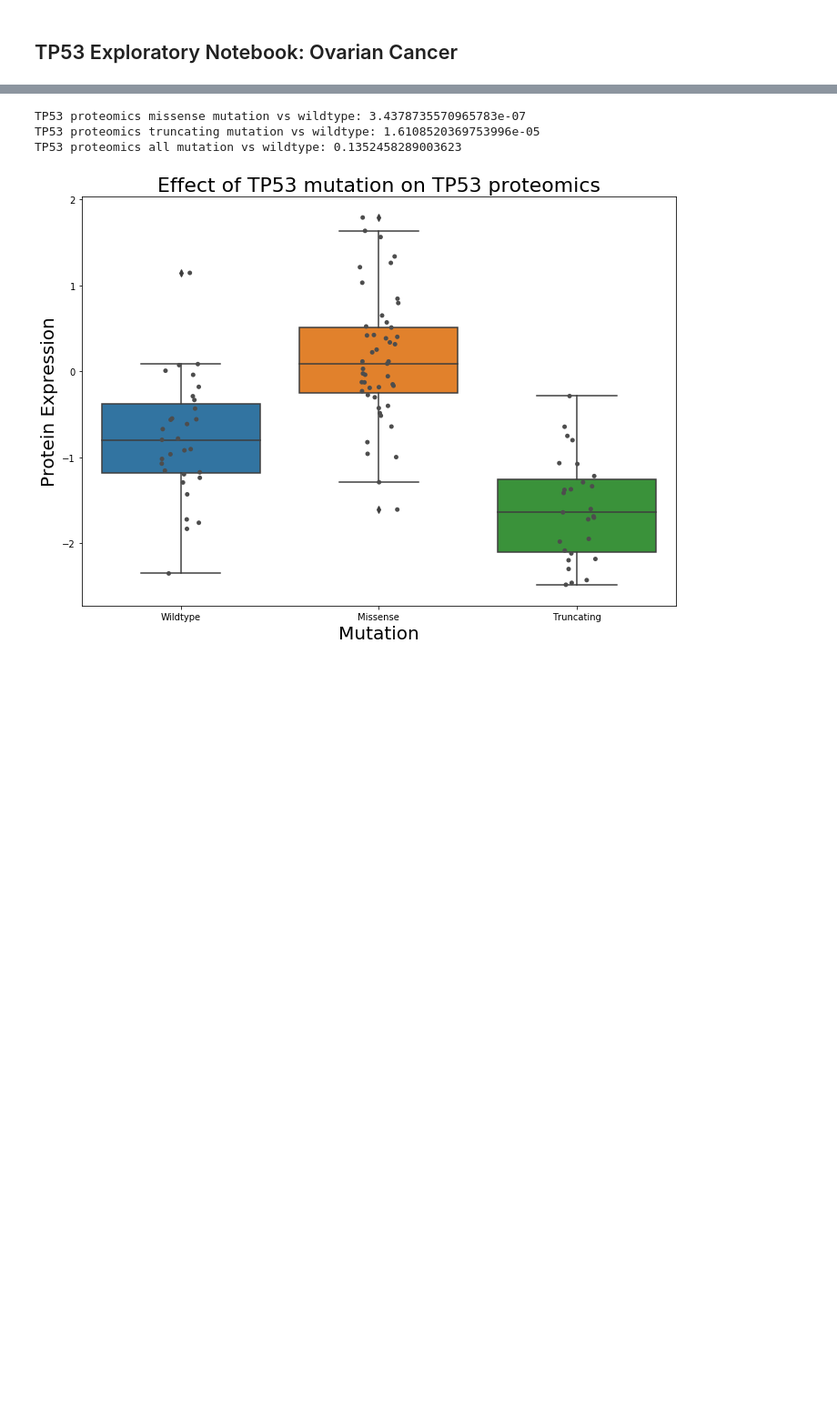
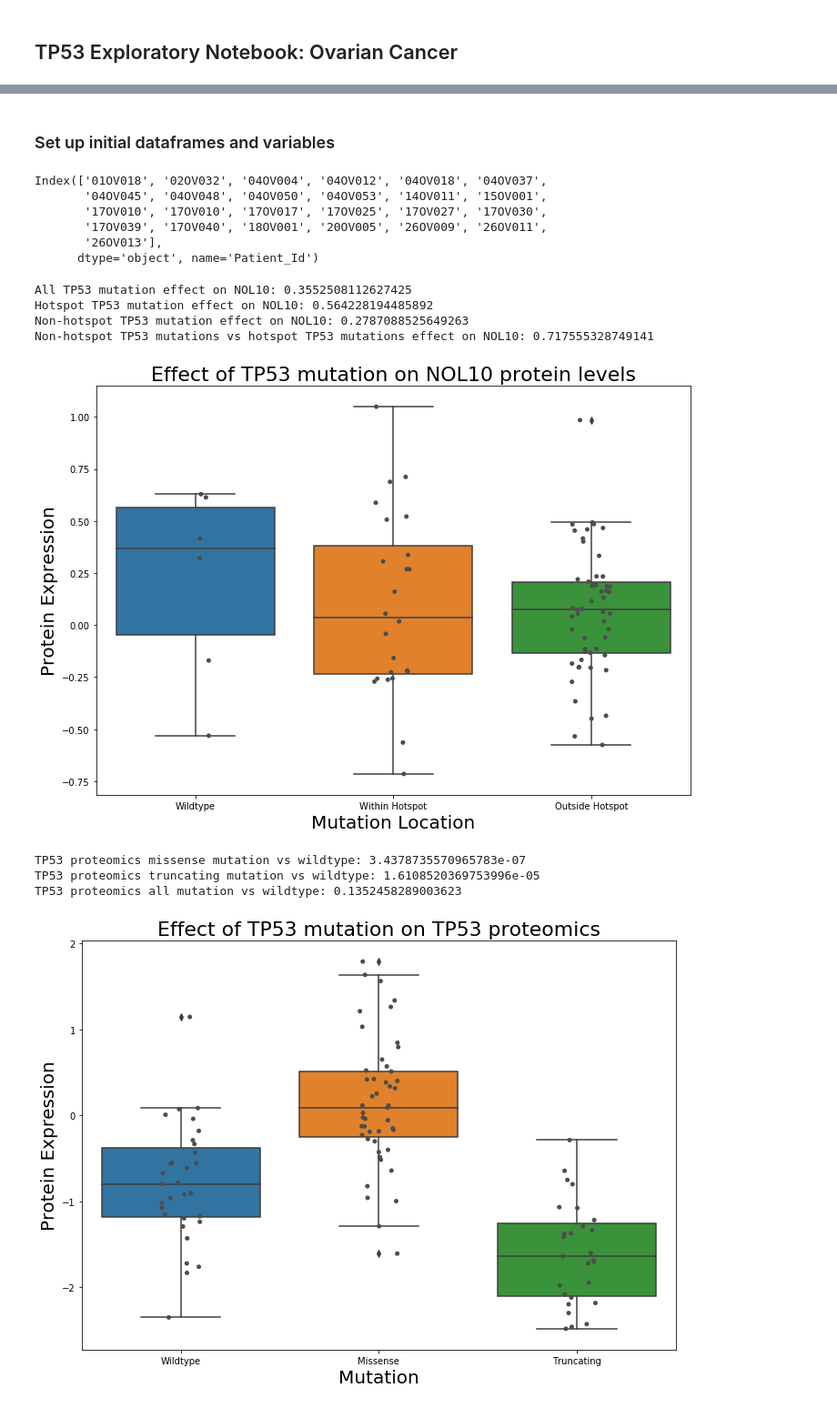
Before and after one commit to PayneLab/OvarianProspective, a Jupyter notebook: Ovarian_Exploratory/TP53_Ovarian_Exploratory.ipynb, the cells around one changed output, grey strips where cells are left out. Shown: that part at 91% size. Drawn from its saved outputs; the diff is of its cells as text; code cells hidden in the pictures; blank space fills up the shorter version.

```diff
--- a/Ovarian_Exploratory/TP53_Ovarian_Exploratory.ipynb
+++ b/Ovarian_Exploratory/TP53_Ovarian_Exploratory.ipynb
@@ -13,3 +28,65 @@ proteomics = ov.get_proteomics()
+# %% [markdown]
+### Set up initial dataframes and variables
+# %%
+gene='TP53'
+somatic = ov.get_somatic_mutations()
+proteomics = ov.get_proteomics()
+phos = ov.get_phosphoproteomics()
+transcriptomics = ov.get_transcriptomics()
+# A list of mutations present in the hotspot according to our Hotspot3D output
+hotspot_mutations = ['p.R248L','p.R248Q','p.R248W','p.C275Y','p.K132N','p.R273C','p.R273H','p.R282W','p.V274A',
+                     'p.M237I','p.R156P','p.R175H','p.G245D','p.G245S','p.C238F','p.C238Y']
+mutated_hotspot = somatic.loc[(somatic['Location'].isin(hotspot_mutations))]
+mutated_hotspot = mutated_hotspot.loc[(mutated_hotspot['Gene'] == gene)]
+
+# Get a list of patient identifiers for those who have mutations in the hotspot
+hotspot_patients = mutated_hotspot.index
+hotspot_patients
+# %% [output]
+Index(['01OV018', '02OV032', '04OV004', '04OV012', '04OV018', '04OV037',
+       '04OV045', '04OV048', '04OV050', '04OV053', '14OV011', '15OV001',
+       '17OV010', '17OV010', '17OV017', '17OV025', '17OV027', '17OV030',
+       '17OV039', '17OV040', '18OV001', '20OV005', '26OV009', '26OV011',
+       '26OV013'],
+      dtype='object', name='Patient_Id')
+# %%
+gene = 'TP53'
+protein = 'NOL10'
+p53_mutations_protein = ov.compare_mutations(proteomics, protein, gene)
+p53_mutations_protein['Within_Hotspot'] = 'Outside Hotspot'
+p53_mutations_protein.loc[hotspot_patients, 'Within_Hotspot'] = 'Within Hotspot'
+p53_mutations_protein.loc[p53_mutations_protein['Mutation'] == 'Wildtype_Tumor', 'Within_Hotspot'] = 'Wildtype'
+p53_mutations_protein = p53_mutations_protein.loc[p53_mutations_protein['Sample_Status'] == 'Tumor'].dropna(axis=0)
+
+#3.  now make two new DFs, one for people with a hotspot mutation, one for all the wildtype cancer patients.
+allmutated = p53_mutations_protein.loc[p53_mutations_protein['Within_Hotspot'] != 'Wildtype']
+mutatedhtspt = p53_mutations_protein.loc[p53_mutations_protein['Within_Hotspot'] == 'Within Hotspot']
+wt = p53_mutations_protein.loc[p53_mutations_protein['Within_Hotspot'] == 'Wildtype']
+nonhtspt = p53_mutations_protein.loc[p53_mutations_protein['Within_Hotspot'] == 'Outside Hotspot']
+
+ttestall = scipy.stats.ttest_ind(allmutated[protein], wt[protein])
+ttesthtspt = scipy.stats.ttest_ind(mutatedhtspt[protein], wt[protein])
+ttest_non_htspt = scipy.stats.ttest_ind(nonhtspt[protein], wt[protein])
+ttest_htspt_non_htspt = scipy.stats.ttest_ind(mutatedhtspt[protein], nonhtspt[protein])
+print("All TP53 mutation effect on " + protein + ": " + str(ttestall[1]))
+print("Hotspot TP53 mutation effect on " + protein + ": " + str(ttesthtspt[1]))
+print("Non-hotspot TP53 mutation effect on " + protein + ": " + str(ttest_non_htspt[1]))
+print("Non-hotspot TP53 mutations vs hotspot TP53 mutations effect on " + protein + ": " + str(ttest_htspt_non_htspt[1]))
+
+a4_dims = (11.7, 8.27)
+fig, ax = plt.subplots(figsize = a4_dims)
+boxplt = sns.boxplot(data = p53_mutations_protein, x = 'Within_Hotspot', y = protein, order = ['Wildtype', 'Within Hotspot', 'Outside Hotspot'], ax = ax)
+boxplt = sns.stripplot(data = p53_mutations_protein, x = 'Within_Hotspot', y = protein, order = ['Wildtype', 'Within Hotspot', 'Outside Hotspot'], jitter = True, color = '.3')
+boxplt.set_xlabel('Mutation Location', fontsize='20')
+boxplt.set_ylabel('Protein Expression', fontsize='20')
+boxplt.set_title("Effect of " + gene + " mutation on " + protein + " protein levels", fontsize='22')
+plt.show()
+# %% [output]
+All TP53 mutation effect on NOL10: 0.3552508112627425
+Hotspot TP53 mutation effect on NOL10: 0.564228194485892
+Non-hotspot TP53 mutation effect on NOL10: 0.2787088525649263
+Non-hotspot TP53 mutations vs hotspot TP53 mutations effect on NOL10: 0.717555328749141
+[figure, added]
 # %%
 gene = 'TP53'
 protein = 'TP53'
```
Also changed, not shown: parts of 2 cells of this notebook, 1 other file.
